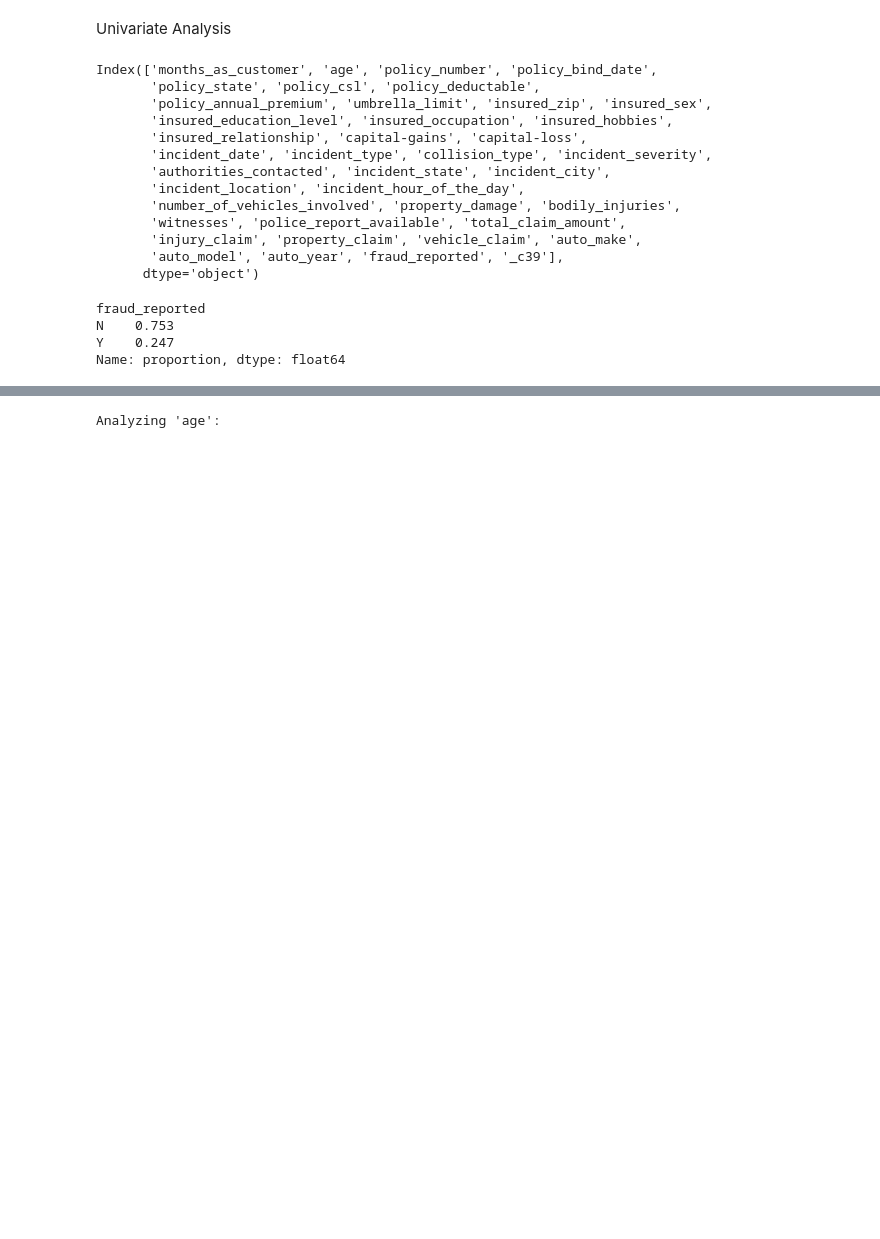
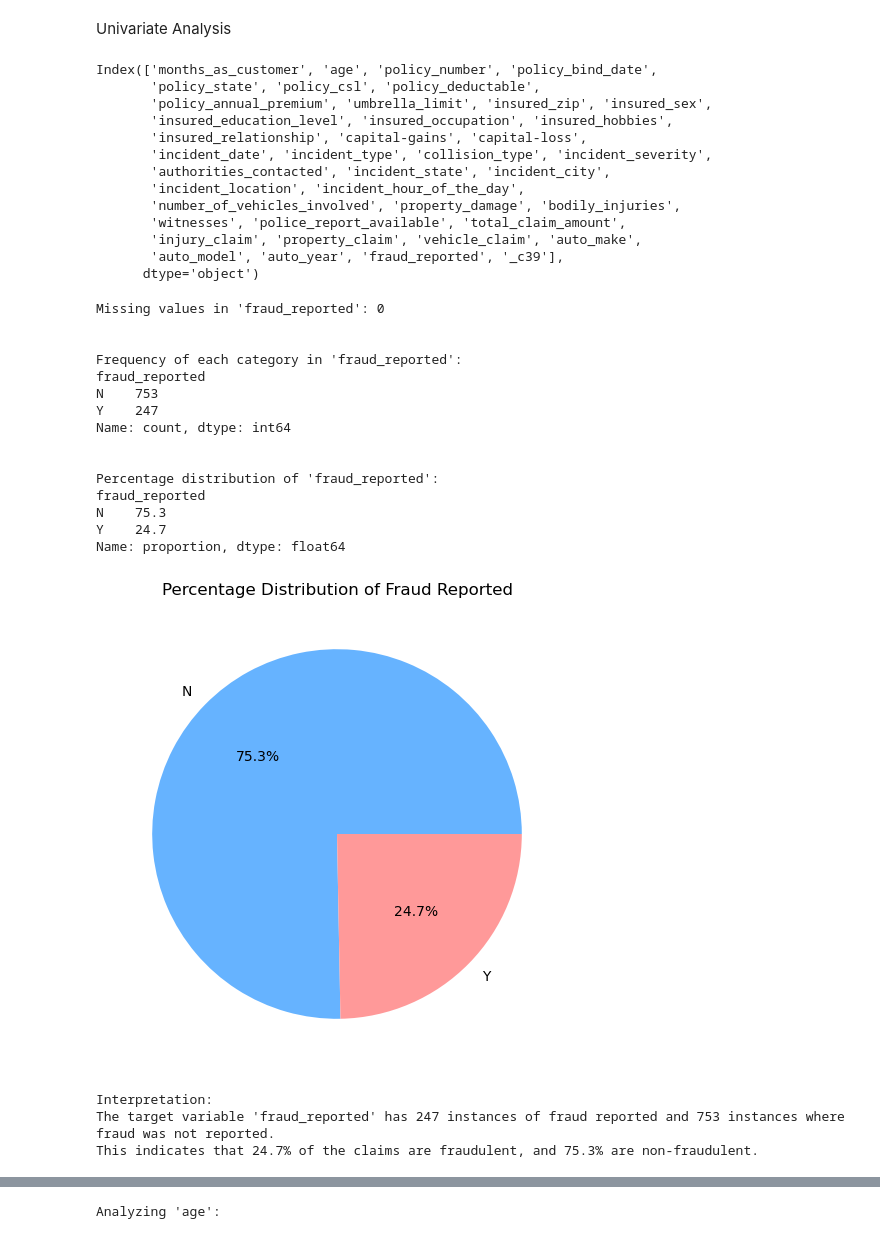
Before and after one commit to She-LoyceTsuma/Capstone, a Jupyter notebook: insurancenotebook.ipynb, the cells around one changed output, grey strips where cells are left out. Saved outputs shown, nothing was run; the diff lists cells and outputs as text; code cells hidden in the pictures; blank space fills up the shorter version.

Commit message:
Univariate analysis complete

```diff
--- a/insurancenotebook.ipynb
+++ b/insurancenotebook.ipynb
@@ -73,12 +71,58 @@ Index(['months_as_customer', 'age', 'policy_number', 'policy_bind_date',
        'injury_claim', 'property_claim', 'vehicle_claim', 'auto_make',
        'auto_model', 'auto_year', 'fraud_reported', '_c39'],
       dtype='object')
-# %%
-#exploring Target Variable
-df.fraud_reported.value_counts(normalize = True)
-# %% [output]
-fraud_reported
-N    0.753
-Y    0.247
-Name: proportion, dtype: float64
+# %%
+#exploring Target Variable
+
+
+# Missing Value Analysis
+missing_values = df['fraud_reported'].isnull().sum()
+print(f"Missing values in 'fraud_reported': {missing_values}")
+print("\n")
+
+# Frequency Distribution
+value_counts = df['fraud_reported'].value_counts()
+print("Frequency of each category in 'fraud_reported':")
+print(value_counts)
+print("\n")
+
+# Percentage Distribution
+percentage_distribution = (df['fraud_reported'].value_counts(normalize=True) * 100).round(2)
+print("Percentage distribution of 'fraud_reported':")
+print(percentage_distribution)
+print("\n")
+
+
+
+# Pie Chart Visualization
+plt.figure(figsize=(6, 6))
+df['fraud_reported'].value_counts().plot.pie(autopct='%1.1f%%', colors=['#66b3ff','#ff9999'])
+plt.title('Percentage Distribution of Fraud Reported')
+plt.ylabel('')
+plt.show()
+
+# Interpretation
+print("Interpretation:")
+print(f"The target variable 'fraud_reported' has {value_counts['Y']} instances of fraud reported and {value_counts['N']} instances where fraud was not reported.")
+print(f"This indicates that {percentage_distribution['Y']}% of the claims are fraudulent, and {percentage_distribution['N']}% are non-fraudulent.")
+# %% [output]
+Missing values in 'fraud_reported': 0
+
+
+Frequency of each category in 'fraud_reported':
+fraud_reported
+N    753
+Y    247
+Name: count, dtype: int64
+
+
+Percentage distribution of 'fraud_reported':
+fraud_reported
+N    75.3
+Y    24.7
+Name: proportion, dtype: float64
+[figure, added]
+Interpretation:
+The target variable 'fraud_reported' has 247 instances of fraud reported and 753 instances where fraud was not reported.
+This indicates that 24.7% of the claims are fraudulent, and 75.3% are non-fraudulent.
 # %% [markdown]
```
Also changed, not shown: parts of 12 cells of this notebook.
